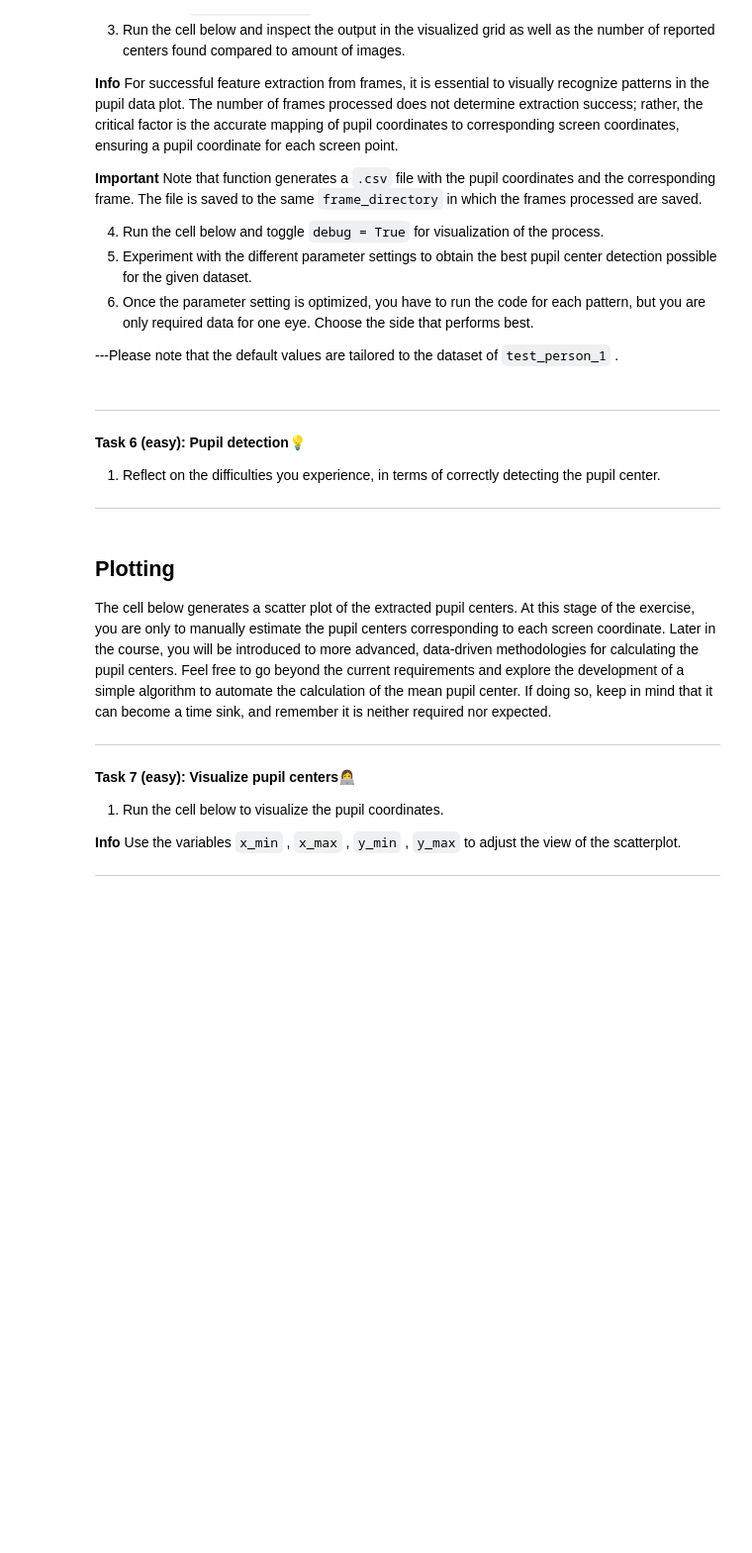
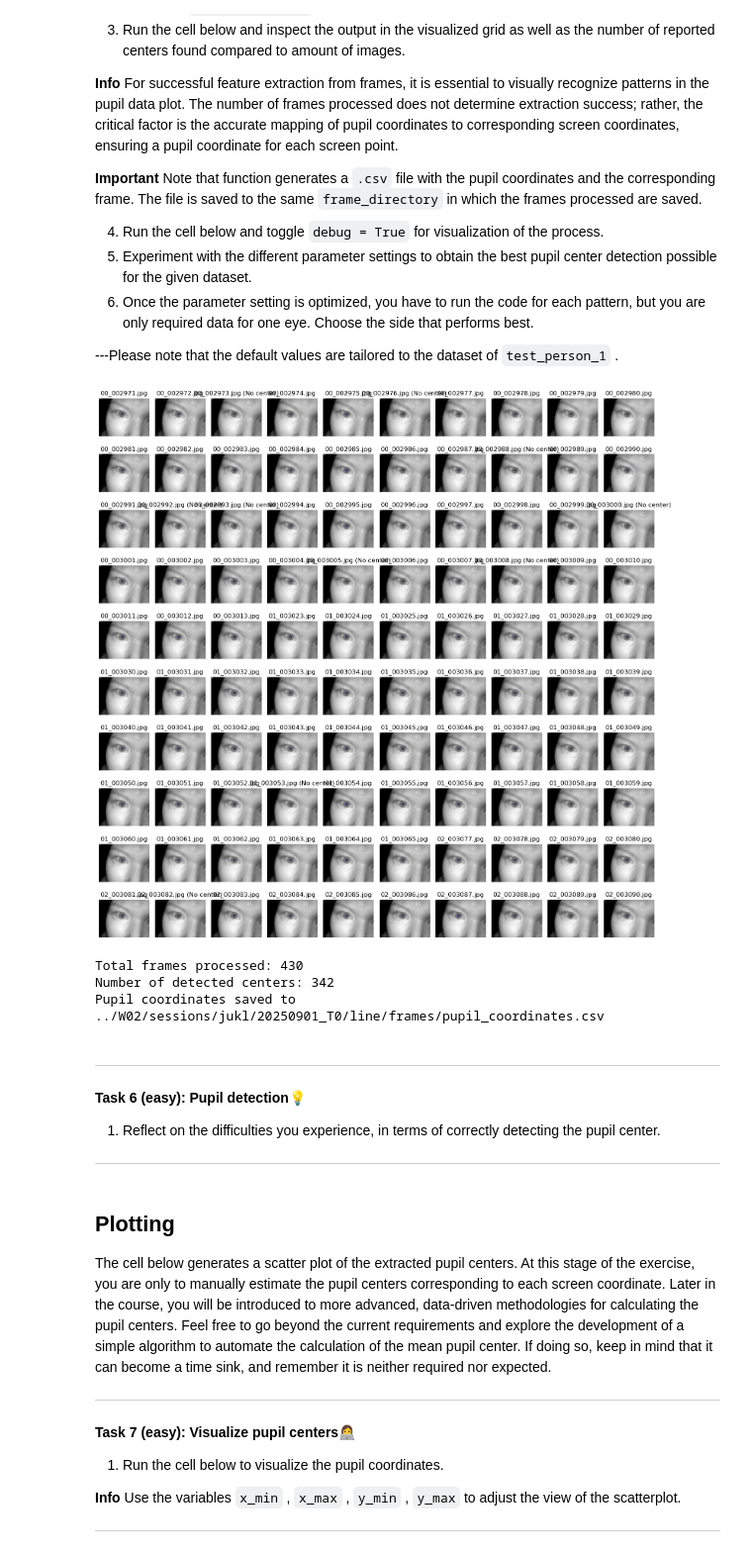
Before and after one commit to ClaraSoenderborg/IML-exercises, a Jupyter notebook: W06/01-data-preprocessing.ipynb, the cells around one changed output. Shown at 99% size. Saved outputs shown, nothing was run; the diff lists cells and outputs as text; code cells hidden in the pictures; blank space fills up the shorter version.

```diff
--- a/W06/01-data-preprocessing.ipynb
+++ b/W06/01-data-preprocessing.ipynb
@@ -333,39 +378,44 @@ def process_frames(output_directory, frames_folder, threshold_value, debug, x_to
             valid_images.append((image_file, img))  # Store valid images
             valid_centers.append(center)  # Store corresponding centers
             data.append({"image": image_file, "px": center[0], "py": center[1]})
         else:
             centers.append(None)  # Ensure centers list is the same length as images
             invalid_images.append((image_file, img))  # Store invalid images
 
     # Create a pandas DataFrame
     df = iml_util.pd.DataFrame(data)
     df.to_csv(iml_util.os.path.join(output_directory, "pupil_coordinates.csv"), index=False)
 
     # Generate a 10x10 grid of images with pupil centers drawn
     iml_util.create_image_grid(eye_images, centers, output_directory, grid_name='pupil_centers_grid')
 
     # the following line displays the first 100 images. Uncomment to display images 0 to 100. Change the interval to show desired images.
     #iml_util.create_image_grid(eye_images[0:100], centers, output_directory, grid_name='pupil_centers_grid')
 
     if debug:
         # DEBUG: Generate the grid of images where centers were not found, limited to 10x10
         iml_util.create_image_grid(invalid_images, [None]*len(invalid_images), output_directory,grid_name='invalid_pupil_centers_grid', max_images=100)
 
     # Print results
     print(f"Total frames processed: {len(eye_images)}")
     print(f"Number of detected centers: {len([c for c in centers if c is not None])}")
     print(f"Pupil coordinates saved to {iml_util.os.path.join(output_directory, 'pupil_coordinates.csv')}")
 
 # Experiment with parameter values
-threshold_value = 50
-x_top = 250
-y_top = 175
-x_bottom = 375
-y_bottom = 275
-debug = False  # Set to True to see the debugging steps
+threshold_value = 60
+x_top = 200
+y_top = 170
+x_bottom = 350
+y_bottom = 240
+debug = False # Set to True to see the debugging steps
 
 
 process_frames(frames_directory,frames_directory, threshold_value, debug, x_top, y_top, x_bottom, y_bottom)
+# %% [output]
+[figure, added]
+Total frames processed: 430
+Number of detected centers: 342
+Pupil coordinates saved to ../W02/sessions/jukl/20250901_T0/line/frames/pupil_coordinates.csv
 # %% [markdown]
 
 ---
```
Also changed, not shown: parts of 8 cells of this notebook, 33 other files.
